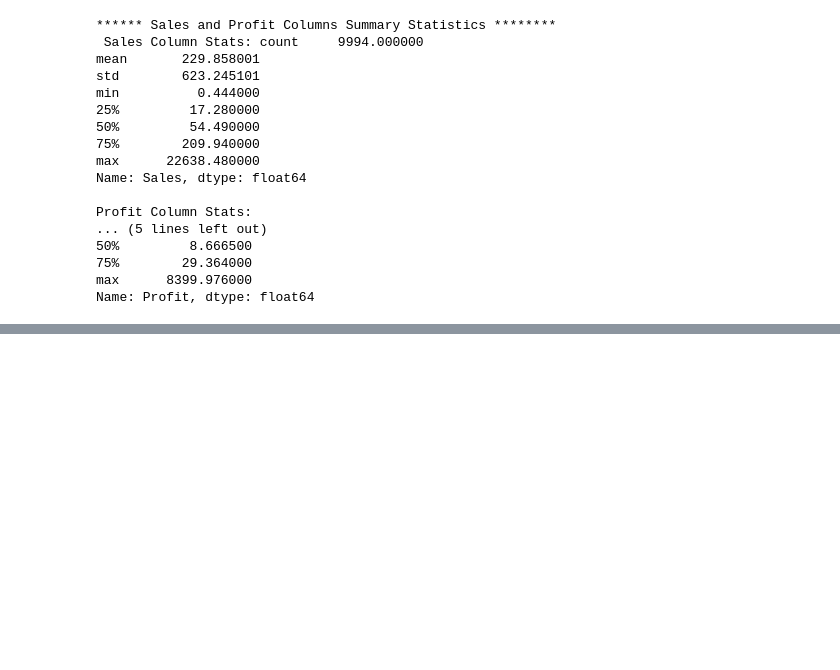
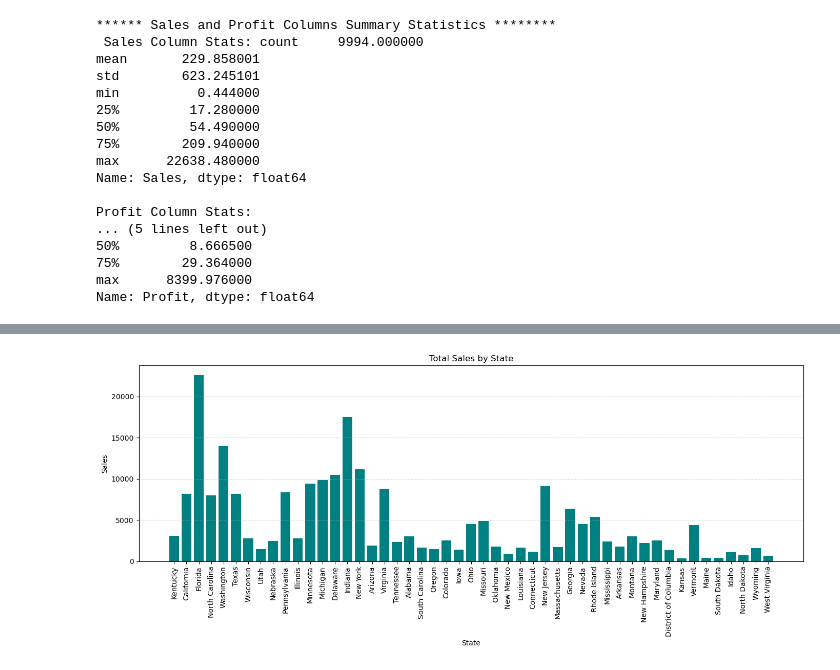
Before and after one commit to basaberi6/C6_ML5, a Jupyter notebook: SRC/exploratory_data_analysis.ipynb, the cells around one changed output, grey strips where cells are left out. Saved outputs shown, nothing was run; the diff lists cells and outputs as text; code cells hidden in the pictures; blank space fills up the shorter version.

```diff
--- a/SRC/exploratory_data_analysis.ipynb
+++ b/SRC/exploratory_data_analysis.ipynb
@@ -82,0 +215,13 @@ Name: Profit, dtype: float64
+# %%
+#Sales by state
+plt.figure(figsize=(14, 6))
+plt.bar(df['State'], df['Sales'], color='teal')
+plt.title('Total Sales by State')
+plt.xlabel('State')
+plt.ylabel('Sales')
+plt.xticks(rotation=90)
+plt.grid(axis='y', linestyle='--', alpha=0.5)
+plt.tight_layout()
+plt.show()
+# %% [output]
+[figure, added]
```
Also changed, not shown: parts of 12 cells of this notebook, 3 other files.
